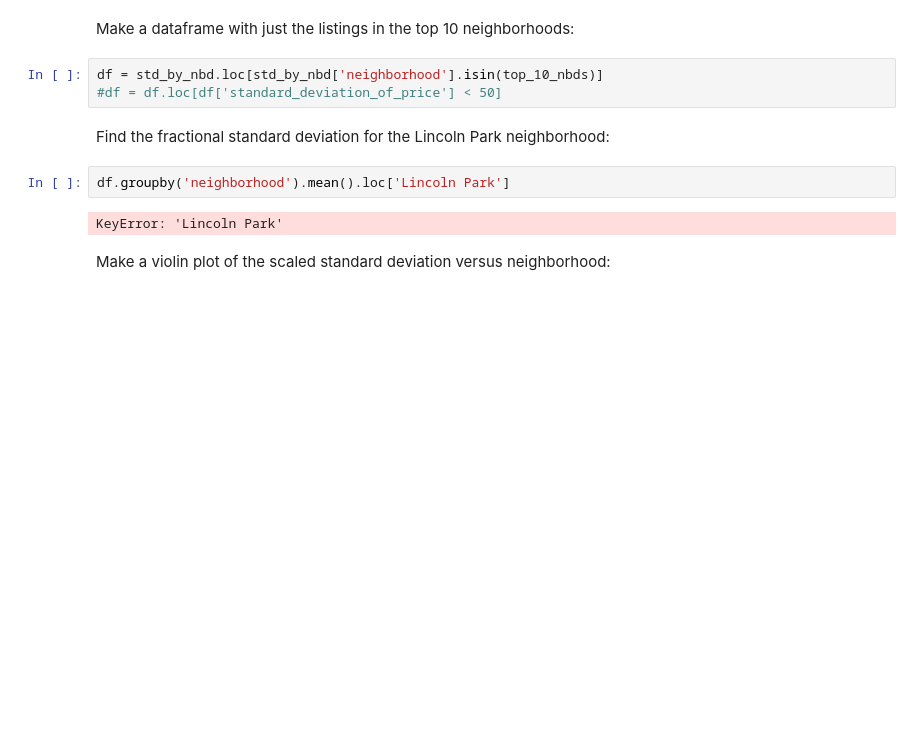
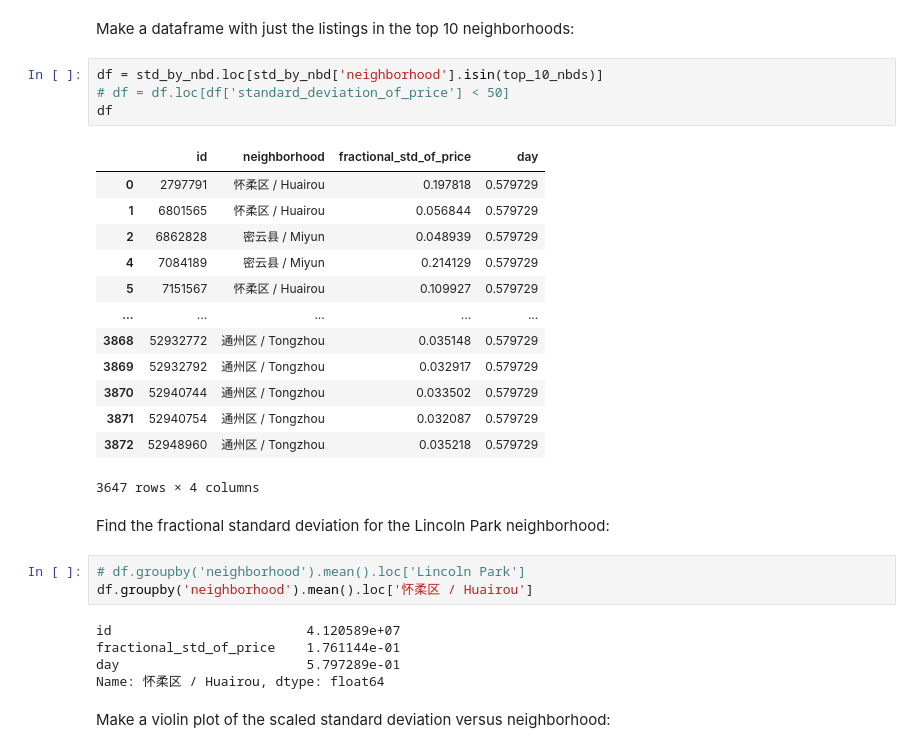
Before and after one commit to gwinnf/airbnb-chicago, a Jupyter notebook: Chicago Airbnb analysis.ipynb, the cells around one changed output. Drawn from its saved outputs; the diff is of its cells as text; blank space fills up the shorter version.

```diff
--- a/Chicago Airbnb analysis.ipynb
+++ b/Chicago Airbnb analysis.ipynb
@@ -1588,13 +1690,32 @@ Now I'll take a look at the distribution of the standard deviation of the price
 Make a dataframe with just the listings in the top 10 neighborhoods:
 # %%
 df = std_by_nbd.loc[std_by_nbd['neighborhood'].isin(top_10_nbds)]
-#df = df.loc[df['standard_deviation_of_price'] < 50]
+# df = df.loc[df['standard_deviation_of_price'] < 50]
+df
+# %% [output]
+|  | id | neighborhood | fractional_std_of_price | day |
+| 0 | 2797791 | 怀柔区 / Huairou | 0.197818 | 0.579729 |
+| 1 | 6801565 | 怀柔区 / Huairou | 0.056844 | 0.579729 |
+| 2 | 6862828 | 密云县 / Miyun | 0.048939 | 0.579729 |
+| 4 | 7084189 | 密云县 / Miyun | 0.214129 | 0.579729 |
+| 5 | 7151567 | 怀柔区 / Huairou | 0.109927 | 0.579729 |
+| ... | ... | ... | ... | ... |
+| 3868 | 52932772 | 通州区 / Tongzhou | 0.035148 | 0.579729 |
+| 3869 | 52932792 | 通州区 / Tongzhou | 0.032917 | 0.579729 |
+| 3870 | 52940744 | 通州区 / Tongzhou | 0.033502 | 0.579729 |
+| 3871 | 52940754 | 通州区 / Tongzhou | 0.032087 | 0.579729 |
+| 3872 | 52948960 | 通州区 / Tongzhou | 0.035218 | 0.579729 |
+3647 rows × 4 columns
 # %% [markdown]
 Find the fractional standard deviation for the Lincoln Park neighborhood:
 # %%
-df.groupby('neighborhood').mean().loc['Lincoln Park']
+# df.groupby('neighborhood').mean().loc['Lincoln Park']
+df.groupby('neighborhood').mean().loc['怀柔区 / Huairou']
 # %% [output]
-KeyError: 'Lincoln Park'
+id                         4.120589e+07
+fractional_std_of_price    1.761144e-01
+day                        5.797289e-01
+Name: 怀柔区 / Huairou, dtype: float64
 # %% [markdown]
 Make a violin plot of the scaled standard deviation versus neighborhood:
 # %%
```
Also changed, not shown: parts of 48 cells of this notebook, 2 other files.
